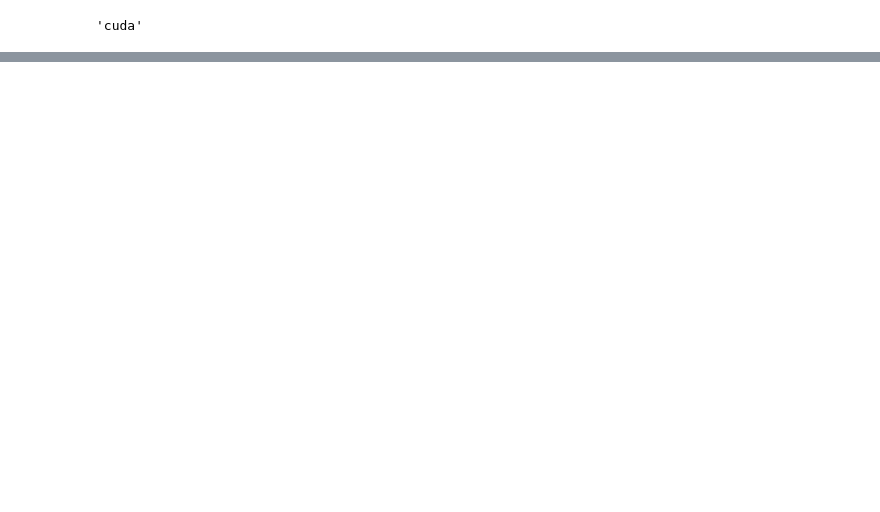
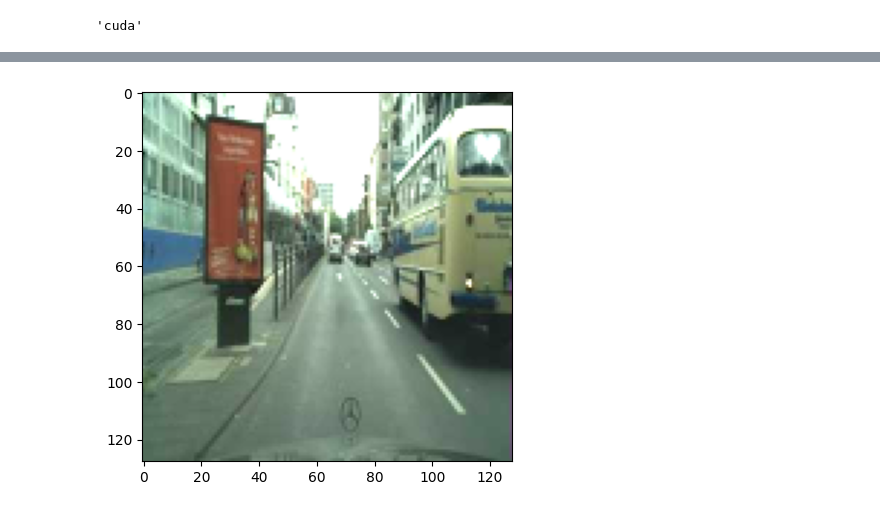
Before and after one commit to YuvrajSingh-mist/Paper-Replications, a Jupyter notebook: CycleGANs/cycleGANs.ipynb, the cells around one changed output, grey strips where cells are left out. Drawn from its saved outputs; the diff is of its cells as text; code cells hidden in the pictures; blank space fills up the shorter version.

Commit message:
Added the training loop

```diff
--- a/CycleGANs/cycleGANs.ipynb
+++ b/CycleGANs/cycleGANs.ipynb
@@ -23,11 +23,11 @@ class ModelArgs:
     lr = 0.0002
     img_size = 128
     no_of_channels = 3
-    # kernel_size = (4,4)
+    kernel_size = (4,4)
     stride = 2
     # dropout = 0.5
     padding = 1
-    # lr_slope = 0.2
+    lr_slope = 0.2
     # beta_1 = 0.5
     # beta_2 = 0.999
     no_of_kernel = 64
@@ -76,0 +318,8 @@ class Generator(nn.Module):
+# %%
+#Creating dataloaders
+dir = 'data/cityscapes/train'
+train = Cityscapes2LabelsDataset(dir)
+trainloader = DataLoader(train, batch_size=ModelArgs.batch_size, shuffle=True)
+val_dir = 'data/cityscapes/val'
+val = Cityscapes2LabelsDataset(val_dir)
+valloader = DataLoader(val, batch_size=ModelArgs.batch_size, shuffle=False)
@@ -76,0 +330,17 @@ class Generator(nn.Module):
+# %%
+import matplotlib.pyplot as plt
+import numpy as np
+
+for X, y in trainloader:
+    imageX = X[0]
+    # imagey = y[0]
+
+    imageX = imageX.permute(1, 2, 0).numpy()
+    # imagey = imagey.permute(1, 2, 0).numpy()
+    # Plot the image
+    plt.imshow(imageX)
+    # plt.imshow(imagey)
+    plt.show()
+    plt.show()
+    break
+# %% [output]
@@ -76,0 +348 @@ class Generator(nn.Module):
+[figure, added]
```
Also changed, not shown: parts of 12 cells of this notebook.
